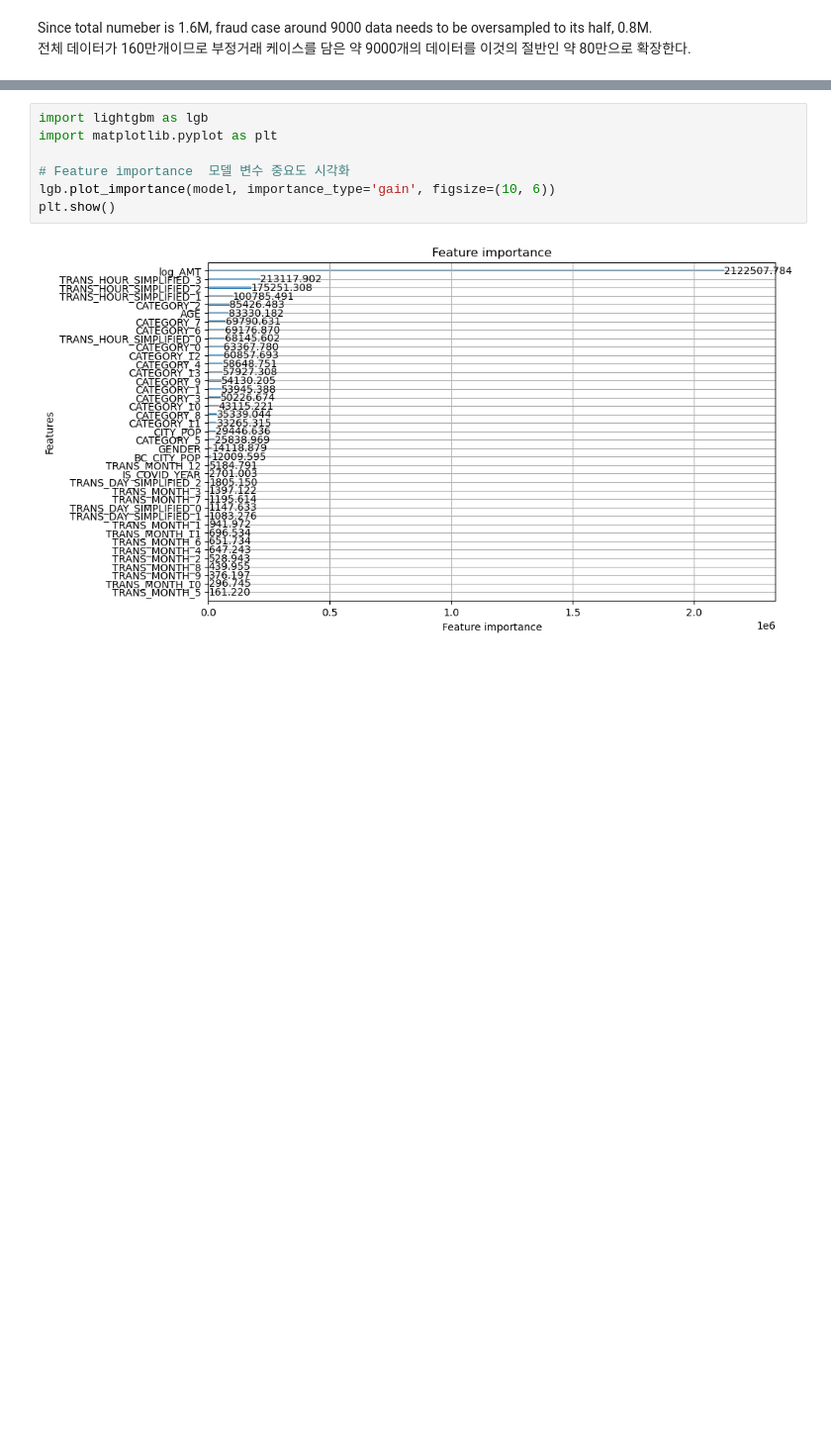
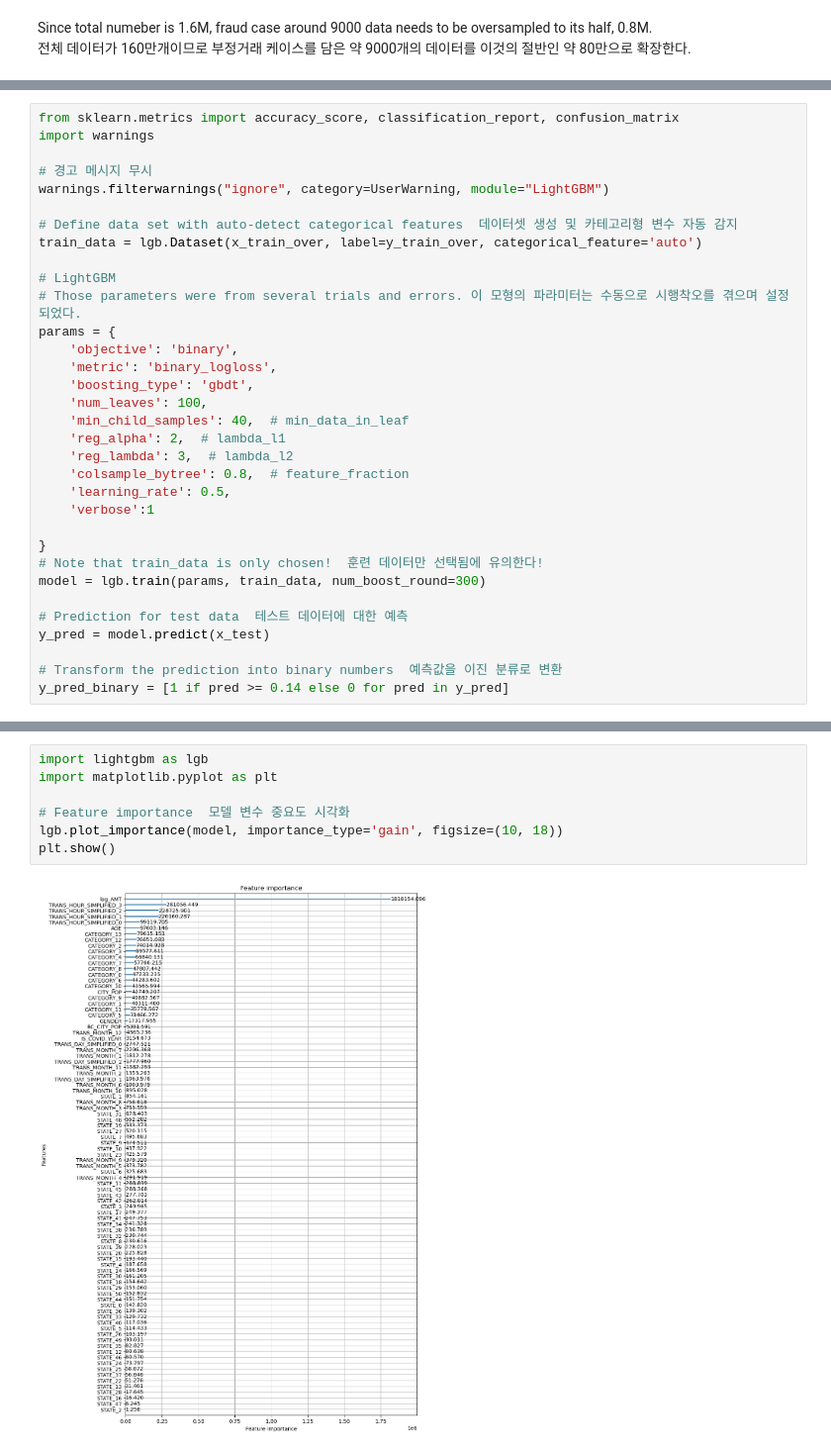
Before and after one commit to skmanzg/FraudDectectionProject2023, a Jupyter notebook: Model/Fraud_Detect_Model(ML).ipynb, the cells around one changed output, grey strips where cells are left out. Shown at 99% size. Cells and saved outputs as stored; diff of their text form; blank space fills up the shorter version.

Commit message:
ML model update

```diff
--- a/Model/Fraud_Detect_Model(ML).ipynb
+++ b/Model/Fraud_Detect_Model(ML).ipynb
@@ -235,0 +183,33 @@ weighted avg       1.00      1.00      1.00    320859
+# %%
+from sklearn.metrics import accuracy_score, classification_report, confusion_matrix
+import warnings
+
+# 경고 메시지 무시
+warnings.filterwarnings("ignore", category=UserWarning, module="LightGBM")
+
+# Define data set with auto-detect categorical features  데이터셋 생성 및 카테고리형 변수 자동 감지
+train_data = lgb.Dataset(x_train_over, label=y_train_over, categorical_feature='auto')
+
+# LightGBM
+# Those parameters were from several trials and errors. 이 모형의 파라미터는 수동으로 시행착오를 겪으며 설정되었다.
+params = {
+    'objective': 'binary',
+    'metric': 'binary_logloss',
+    'boosting_type': 'gbdt',
+    'num_leaves': 100,
+    'min_child_samples': 40,  # min_data_in_leaf
+    'reg_alpha': 2,  # lambda_l1
+    'reg_lambda': 3,  # lambda_l2
+    'colsample_bytree': 0.8,  # feature_fraction
+    'learning_rate': 0.5,
+    'verbose':1
+
+}
+# Note that train_data is only chosen!  훈련 데이터만 선택됨에 유의한다!
+model = lgb.train(params, train_data, num_boost_round=300)
+
+# Prediction for test data  테스트 데이터에 대한 예측
+y_pred = model.predict(x_test)
+
+# Transform the prediction into binary numbers  예측값을 이진 분류로 변환
+y_pred_binary = [1 if pred >= 0.14 else 0 for pred in y_pred]
@@ -281,10 +296,10 @@ Threshold: 0.000, Precision: 0.100, Recall: 0.995
 # %%
 import lightgbm as lgb
 import matplotlib.pyplot as plt
 
 # Feature importance  모델 변수 중요도 시각화
-lgb.plot_importance(model, importance_type='gain', figsize=(10, 6))
+lgb.plot_importance(model, importance_type='gain', figsize=(10, 18))
 plt.show()
 # %% [output]
-[figure, old version]
+[figure, new version]
 # %% [markdown]
```
Also changed, not shown: parts of 10 cells of this notebook, 1 other file.
